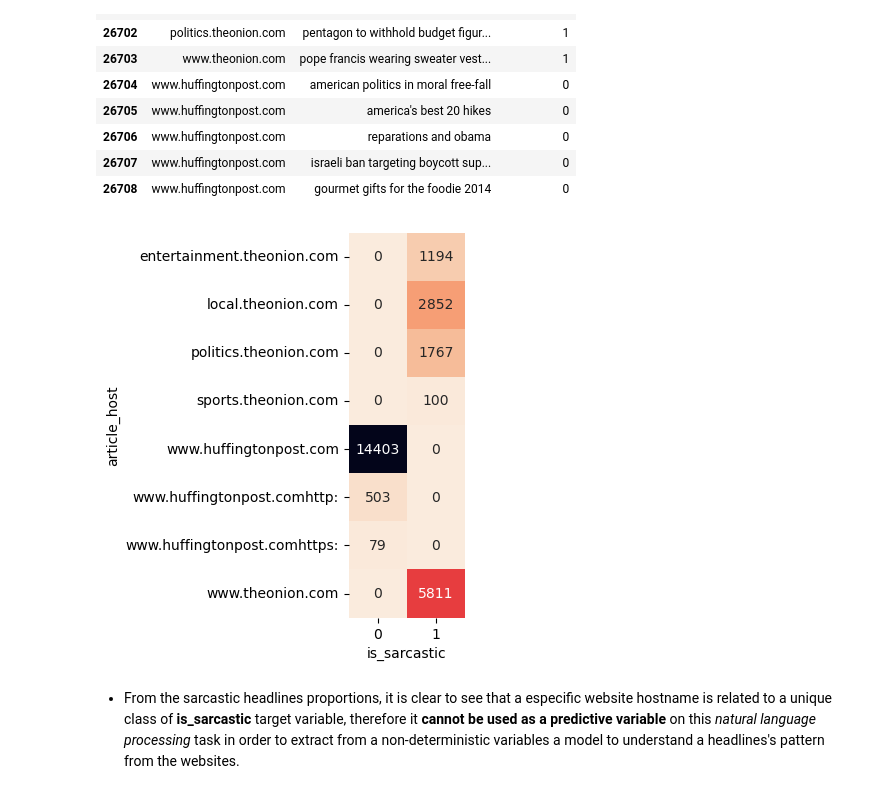
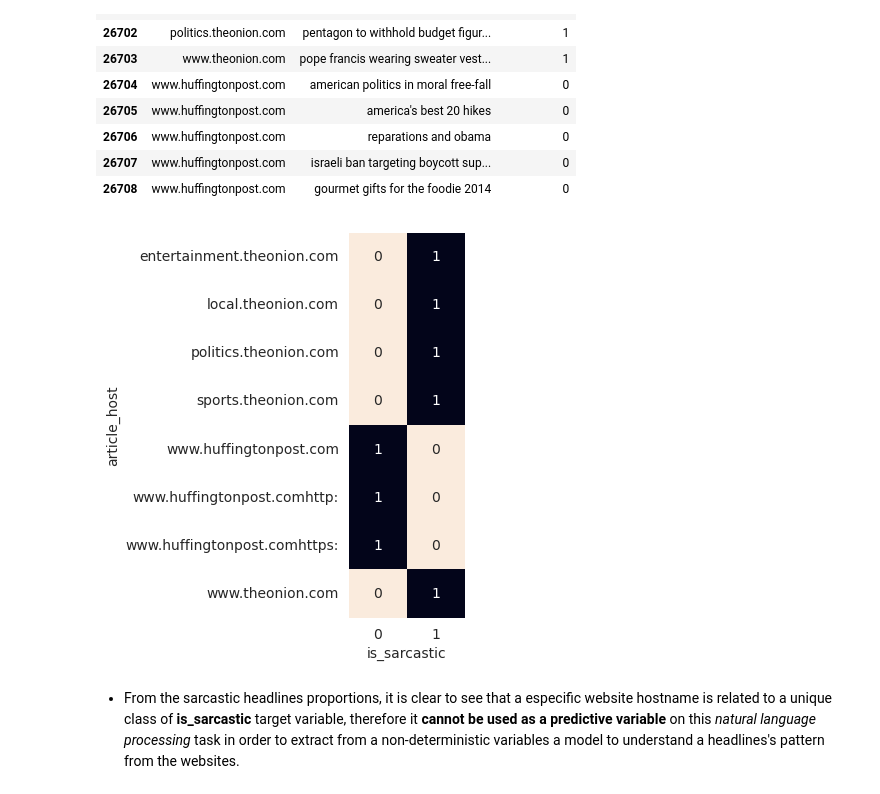
Before and after one commit to vtpaiva/sarcastic-headlines-detection, a Jupyter notebook: analysis.ipynb, the cells around one changed output. Drawn from its saved outputs; the diff is of its cells as text; code cells hidden in the pictures.

```diff
--- a/analysis.ipynb
+++ b/analysis.ipynb
@@ -5,6 +10,8 @@ import pandas as pd, seaborn as sns, matplotlib.pyplot as plt, re
 # %%
 sarcasm_df = pd.read_csv('sarcasm.csv')
 
+sarcasm_df['headline'] = sarcasm_df['headline'].apply(lambda x: x.lower())
+
 sarcasm_df.head()
 # %% [output]
 |  | article_link | headline | is_sarcastic |
@@ -36,13 +45,16 @@ sarcasm_df.tail(n=10)
 | 26707 | www.huffingtonpost.com | israeli ban targeting boycott sup... | 0 |
 | 26708 | www.huffingtonpost.com | gourmet gifts for the foodie 2014 | 0 |
 # %%
-pivot = sarcasm_df.pivot_table(columns='is_sarcastic', index='article_host', aggfunc='size', fill_value=0)
+pivot = sarcasm_df.groupby(['article_host', 'is_sarcastic']).size().unstack(fill_value=0)
+pivot = pivot.apply(lambda x: x / x.sum(), axis=1)
 
+sns.set_palette("muted")
+sns.set_style("darkgrid")
 fig = plt.figure(figsize=(1.5, 5))
 sns.heatmap(pivot, annot=True, fmt='.0f', cmap='rocket_r', cbar=False)
 
 plt.show()
 # %% [output]
-[figure, old version]
+[figure, new version]
 # %% [markdown]
 * From the sarcastic headlines proportions, it is clear to see that a especific website hostname is related to a unique class of **is_sarcastic** target variable, therefore it **cannot be used as a predictive variable** on this *natural language processing* task in order to extract from a non-deterministic variables a model to understand a headlines's pattern from the websites.
```
Also changed, not shown: parts of 19 cells of this notebook.
